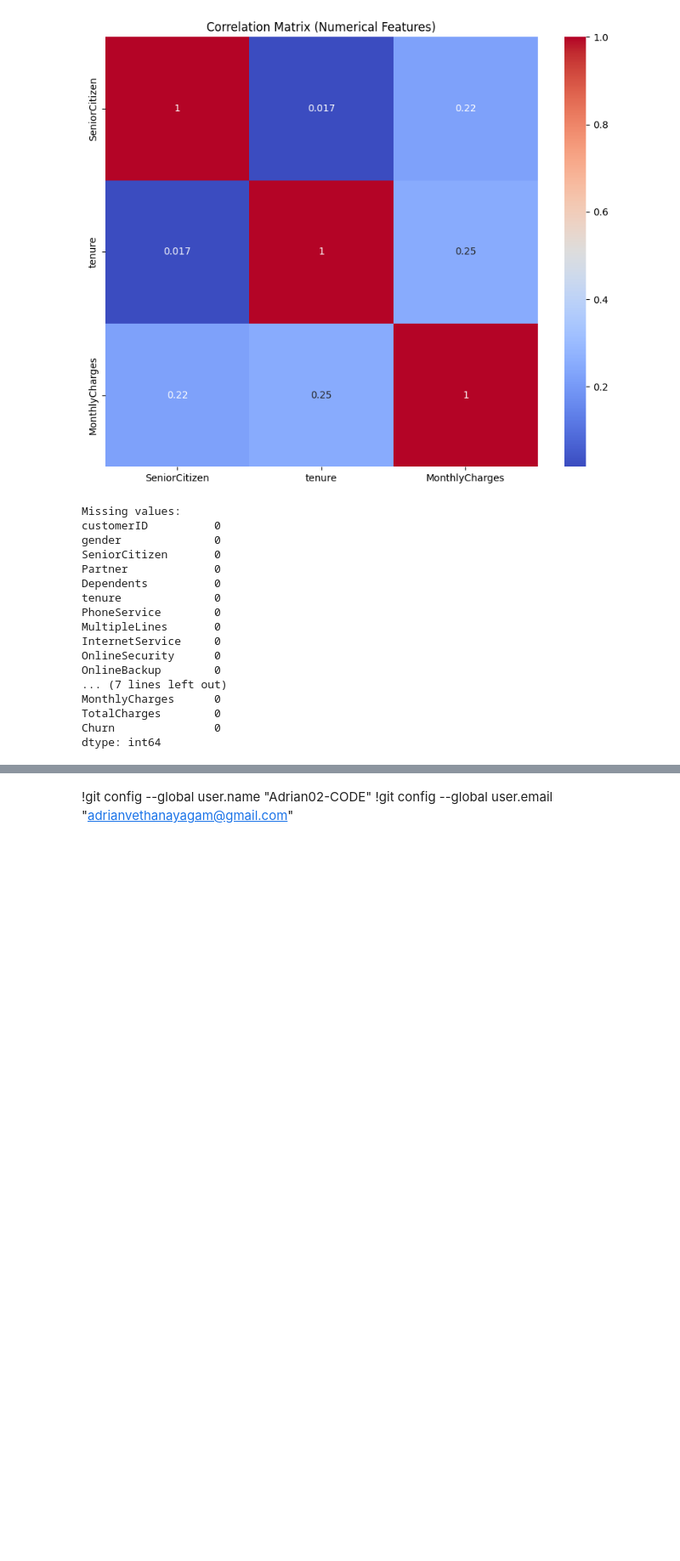
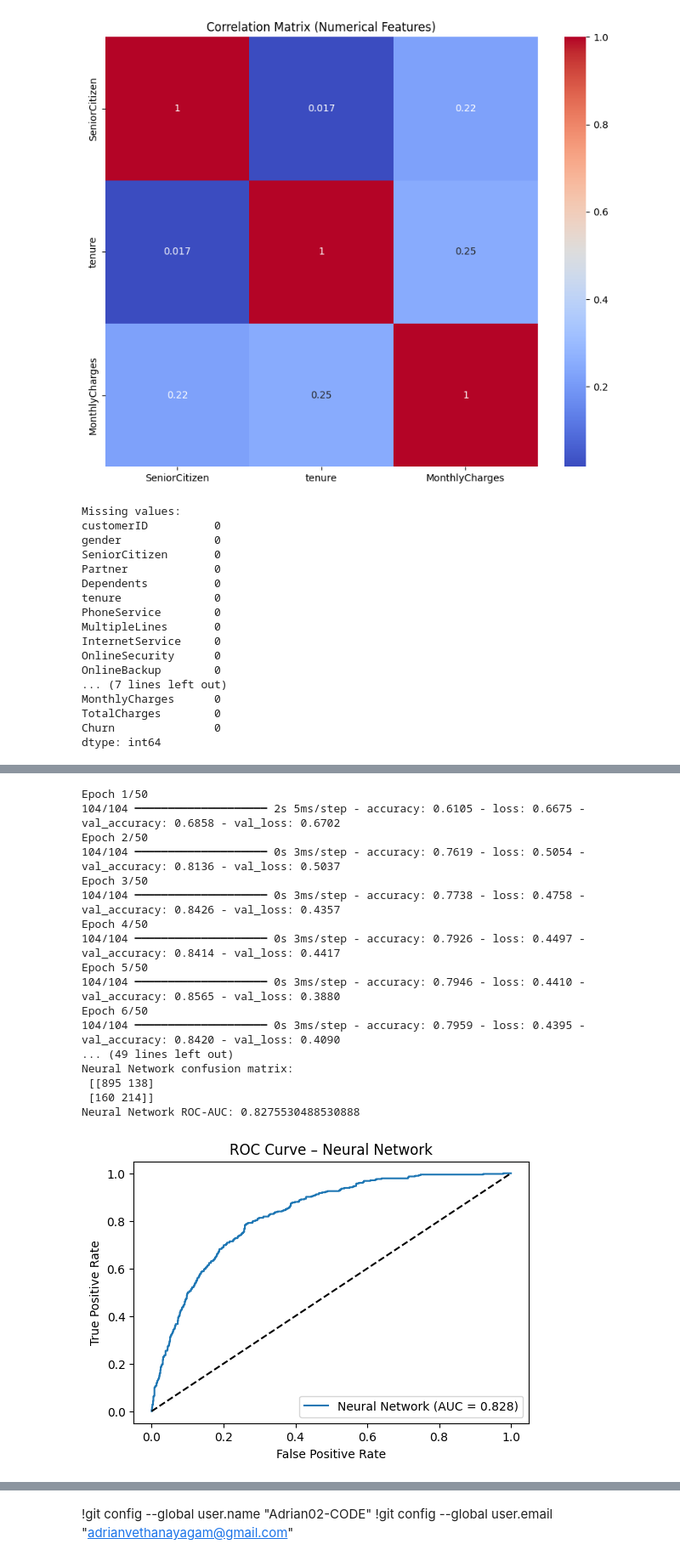
Before and after one commit to ADRIAN02-CODE/telco-churn-prediction, a Jupyter notebook: telco_churn_prediction.ipynb, the cells around one changed output, grey strips where cells are left out. Shown at 85% size. Saved outputs shown, nothing was run; the diff lists cells and outputs as text; code cells hidden in the pictures; blank space fills up the shorter version.

```diff
--- a/telco_churn_prediction.ipynb
+++ b/telco_churn_prediction.ipynb
@@ -157,0 +280,77 @@ dtype: int64
+# %%
+# ===== Neural Network: training & evaluation =====
+
+input_dim = X_train_res_scaled.shape[1]
+
+model = Sequential([
+    Dense(64, activation="relu", input_shape=(input_dim,)),
+    Dropout(0.3),
+    Dense(32, activation="relu"),
+    Dropout(0.3),
+    Dense(1, activation="sigmoid")
+])
+
+model.compile(
+    optimizer="adam",
+    loss="binary_crossentropy",
+    metrics=["accuracy"]
+)
+
+early_stop = EarlyStopping(
+    monitor="val_loss",
+    patience=5,
+    restore_best_weights=True
+)
+
+history = model.fit(
+    X_train_res_scaled,
+    y_train_res,
+    validation_split=0.2,
+    epochs=50,
+    batch_size=64,
+    callbacks=[early_stop],
+    verbose=1
+)
+
+# Evaluation
+y_proba_nn = model.predict(X_test_scaled).ravel()
+y_pred_nn = (y_proba_nn >= 0.5).astype(int)
+
+print("Neural Network accuracy:", accuracy_score(y_test, y_pred_nn))
+print("\nNeural Network classification report:\n", classification_report(y_test, y_pred_nn))
+
+cm_nn = confusion_matrix(y_test, y_pred_nn)
+print("Neural Network confusion matrix:\n", cm_nn)
+
+roc_nn = roc_auc_score(y_test, y_proba_nn)
+print("Neural Network ROC‑AUC:", roc_nn)
+
+# ROC curve
+fpr_nn, tpr_nn, _ = roc_curve(y_test, y_proba_nn)
+plt.figure(figsize=(6, 4))
+plt.plot(fpr_nn, tpr_nn, label=f"Neural Network (AUC = {roc_nn:.3f})")
+plt.plot([0, 1], [0, 1], "k--")
+plt.xlabel("False Positive Rate")
+plt.ylabel("True Positive Rate")
+plt.title("ROC Curve – Neural Network")
+plt.legend()
+plt.show()
+# %% [output]
+Epoch 1/50
+104/104 ━━━━━━━━━━━━━━━━━━━━ 2s 5ms/step - accuracy: 0.6105 - loss: 0.6675 - val_accuracy: 0.6858 - val_loss: 0.6702
+Epoch 2/50
+104/104 ━━━━━━━━━━━━━━━━━━━━ 0s 3ms/step - accuracy: 0.7619 - loss: 0.5054 - val_accuracy: 0.8136 - val_loss: 0.5037
+Epoch 3/50
+104/104 ━━━━━━━━━━━━━━━━━━━━ 0s 3ms/step - accuracy: 0.7738 - loss: 0.4758 - val_accuracy: 0.8426 - val_loss: 0.4357
+Epoch 4/50
+104/104 ━━━━━━━━━━━━━━━━━━━━ 0s 3ms/step - accuracy: 0.7926 - loss: 0.4497 - val_accuracy: 0.8414 - val_loss: 0.4417
+Epoch 5/50
+104/104 ━━━━━━━━━━━━━━━━━━━━ 0s 3ms/step - accuracy: 0.7946 - loss: 0.4410 - val_accuracy: 0.8565 - val_loss: 0.3880
+Epoch 6/50
+104/104 ━━━━━━━━━━━━━━━━━━━━ 0s 3ms/step - accuracy: 0.7959 - loss: 0.4395 - val_accuracy: 0.8420 - val_loss: 0.4090
+... (49 lines left out)
+Neural Network confusion matrix:
+ [[895 138]
+ [160 214]]
+Neural Network ROC‑AUC: 0.8275530488530888
+[figure, added]
```
Also changed, not shown: parts of 8 cells of this notebook.
